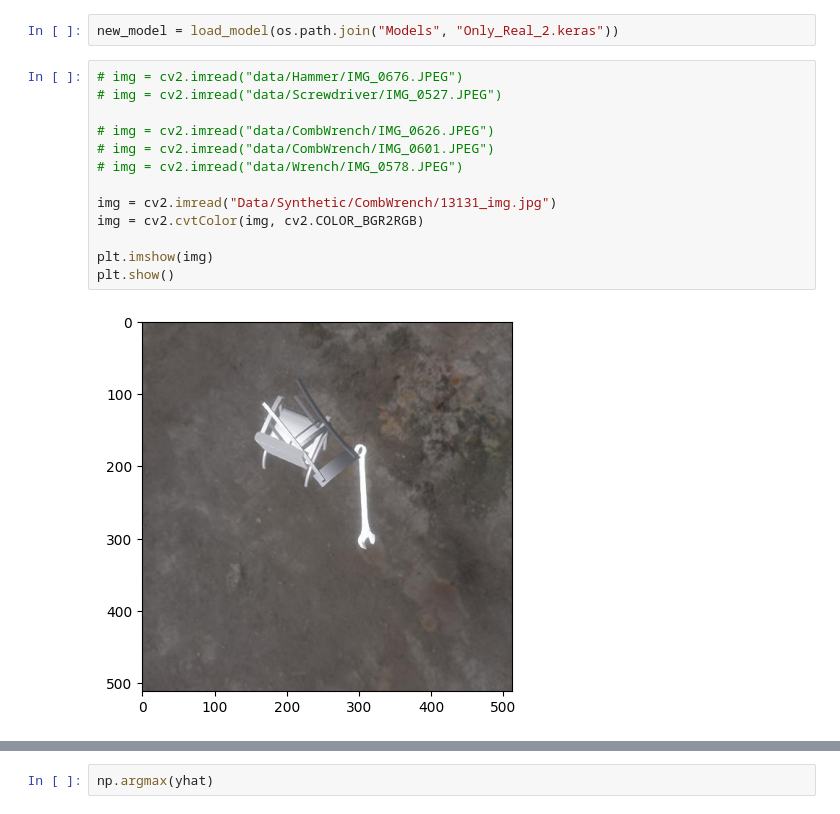
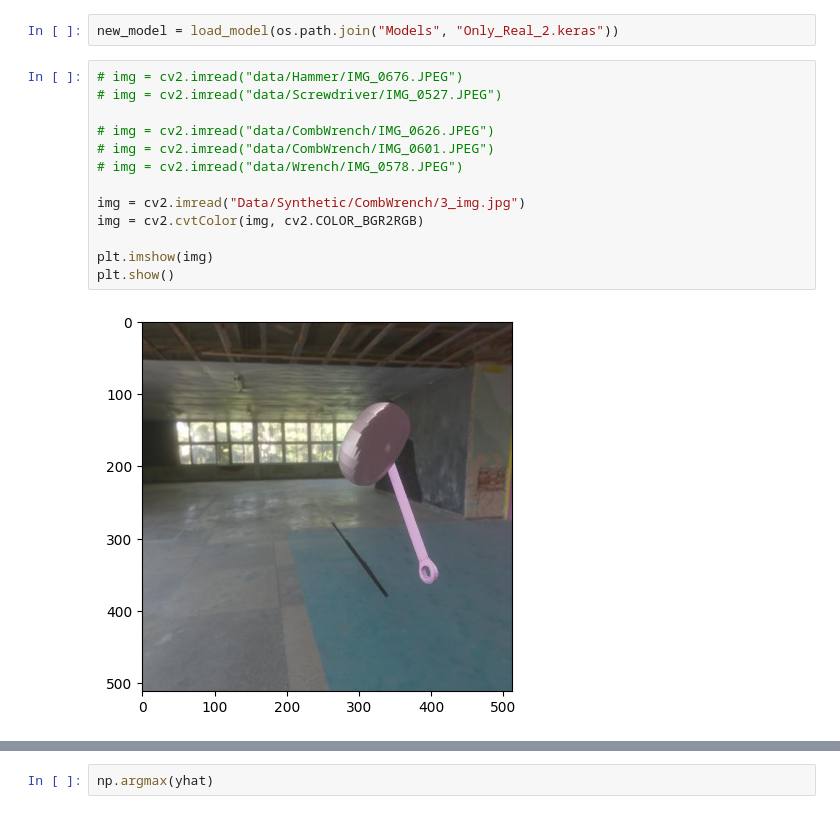
Before and after one commit to LennertM-2054620/MachineLearning, a Jupyter notebook: Project/Loading_models.ipynb, the cells around one changed output, grey strips where cells are left out. Drawn from its saved outputs; the diff is of its cells as text.

```diff
--- a/Project/Loading_models.ipynb
+++ b/Project/Loading_models.ipynb
@@ -12,18 +12,18 @@ new_model = load_model(os.path.join("Models", "Only_Real_2.keras"))
 # %%
 # img = cv2.imread("data/Hammer/IMG_0676.JPEG")
 # img = cv2.imread("data/Screwdriver/IMG_0527.JPEG")
 
 # img = cv2.imread("data/CombWrench/IMG_0626.JPEG")
 # img = cv2.imread("data/CombWrench/IMG_0601.JPEG")
 # img = cv2.imread("data/Wrench/IMG_0578.JPEG")
 
-img = cv2.imread("Data/Synthetic/CombWrench/13131_img.jpg")
+img = cv2.imread("Data/Synthetic/CombWrench/3_img.jpg")
 img = cv2.cvtColor(img, cv2.COLOR_BGR2RGB)
 
 plt.imshow(img)
 plt.show()
 # %% [output]
-[figure, old version]
+[figure, new version]
 # %%
 resize = tf.image.resize(img, (256,256))
 plt.imshow(resize.numpy().astype(int))
```
Also changed, not shown: parts of 3 cells of this notebook, 1 other file.
